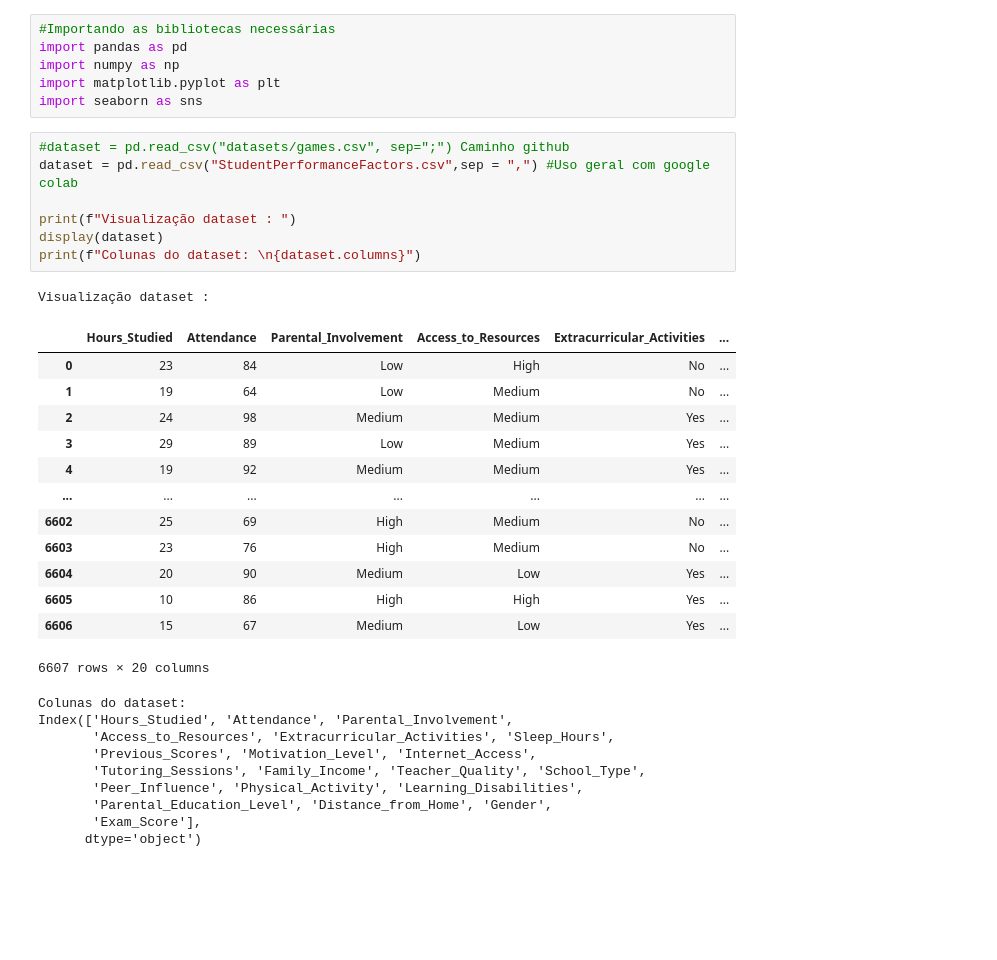
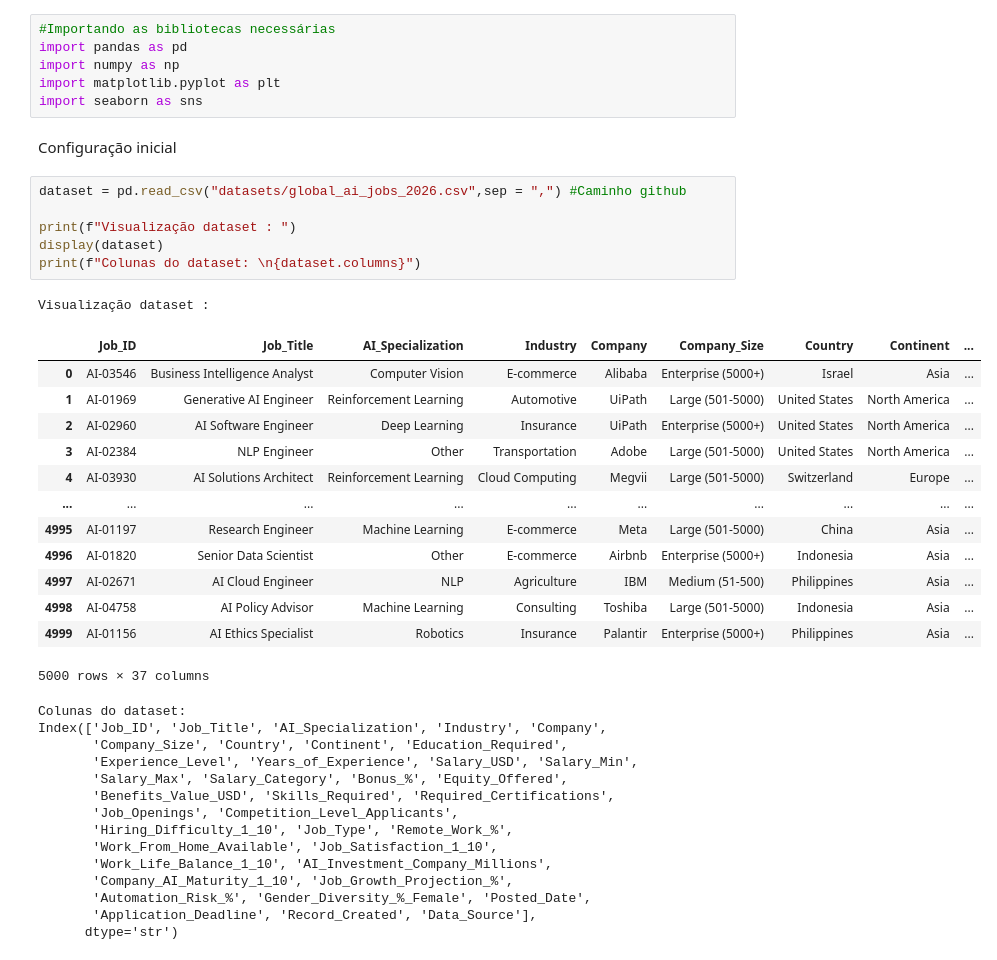
Before and after one commit to GabrielFaria1509/C11, a Jupyter notebook: Atividades/Projeto1.ipynb, the cells around one changed output. Saved outputs shown, nothing was run; the diff lists cells and outputs as text; blank space fills up the shorter version.

Commit message:
Novo dataset, cenário inicial feito

```diff
--- a/Atividades/Projeto1.ipynb
+++ b/Atividades/Projeto1.ipynb
@@ -15,34 +16,40 @@ import pandas as pd
 import numpy as np
 import matplotlib.pyplot as plt
 import seaborn as sns
+# %% [markdown]
+Configuração inicial
 # %%
-#dataset = pd.read_csv("datasets/games.csv", sep=";") Caminho github
-dataset = pd.read_csv("StudentPerformanceFactors.csv",sep = ",") #Uso geral com google colab
+dataset = pd.read_csv("datasets/global_ai_jobs_2026.csv",sep = ",") #Caminho github
 
 print(f"Visualização dataset : ")
 display(dataset)
 print(f"Colunas do dataset: \n{dataset.columns}")
 # %% [output]
 Visualização dataset :
-|  | Hours_Studied | Attendance | Parental_Involvement | Access_to_Resources | Extracurricular_Activities | ... |
-| 0 | 23 | 84 | Low | High | No | ... |
-| 1 | 19 | 64 | Low | Medium | No | ... |
-| 2 | 24 | 98 | Medium | Medium | Yes | ... |
-| 3 | 29 | 89 | Low | Medium | Yes | ... |
-| 4 | 19 | 92 | Medium | Medium | Yes | ... |
-| ... | ... | ... | ... | ... | ... | ... |
-| 6602 | 25 | 69 | High | Medium | No | ... |
-| 6603 | 23 | 76 | High | Medium | No | ... |
-| 6604 | 20 | 90 | Medium | Low | Yes | ... |
-| 6605 | 10 | 86 | High | High | Yes | ... |
-| 6606 | 15 | 67 | Medium | Low | Yes | ... |
+|  | Job_ID | Job_Title | AI_Specialization | Industry | Company | Company_Size | Country | Continent | ... |
+| 0 | AI-03546 | Business Intelligence Analyst | Computer Vision | E-commerce | Alibaba | Enterprise (5000+) | Israel | Asia | ... |
+| 1 | AI-01969 | Generative AI Engineer | Reinforcement Learning | Automotive | UiPath | Large (501-5000) | United States | North America | ... |
+| 2 | AI-02960 | AI Software Engineer | Deep Learning | Insurance | UiPath | Enterprise (5000+) | United States | North America | ... |
+| 3 | AI-02384 | NLP Engineer | Other | Transportation | Adobe | Large (501-5000) | United States | North America | ... |
+| 4 | AI-03930 | AI Solutions Architect | Reinforcement Learning | Cloud Computing | Megvii | Large (501-5000) | Switzerland | Europe | ... |
+| ... | ... | ... | ... | ... | ... | ... | ... | ... | ... |
+| 4995 | AI-01197 | Research Engineer | Machine Learning | E-commerce | Meta | Large (501-5000) | China | Asia | ... |
+| 4996 | AI-01820 | Senior Data Scientist | Other | E-commerce | Airbnb | Enterprise (5000+) | Indonesia | Asia | ... |
+| 4997 | AI-02671 | AI Cloud Engineer | NLP | Agriculture | IBM | Medium (51-500) | Philippines | Asia | ... |
+| 4998 | AI-04758 | AI Policy Advisor | Machine Learning | Consulting | Toshiba | Large (501-5000) | Indonesia | Asia | ... |
+| 4999 | AI-01156 | AI Ethics Specialist | Robotics | Insurance | Palantir | Enterprise (5000+) | Philippines | Asia | ... |
-6607 rows × 20 columns
+5000 rows × 37 columns
 Colunas do dataset:
-Index(['Hours_Studied', 'Attendance', 'Parental_Involvement',
-       'Access_to_Resources', 'Extracurricular_Activities', 'Sleep_Hours',
-       'Previous_Scores', 'Motivation_Level', 'Internet_Access',
-       'Tutoring_Sessions', 'Family_Income', 'Teacher_Quality', 'School_Type',
-       'Peer_Influence', 'Physical_Activity', 'Learning_Disabilities',
-       'Parental_Education_Level', 'Distance_from_Home', 'Gender',
-       'Exam_Score'],
-      dtype='object')
+Index(['Job_ID', 'Job_Title', 'AI_Specialization', 'Industry', 'Company',
+       'Company_Size', 'Country', 'Continent', 'Education_Required',
+       'Experience_Level', 'Years_of_Experience', 'Salary_USD', 'Salary_Min',
+       'Salary_Max', 'Salary_Category', 'Bonus_%', 'Equity_Offered',
+       'Benefits_Value_USD', 'Skills_Required', 'Required_Certifications',
+       'Job_Openings', 'Competition_Level_Applicants',
+       'Hiring_Difficulty_1_10', 'Job_Type', 'Remote_Work_%',
+       'Work_From_Home_Available', 'Job_Satisfaction_1_10',
+       'Work_Life_Balance_1_10', 'AI_Investment_Company_Millions',
+       'Company_AI_Maturity_1_10', 'Job_Growth_Projection_%',
+       'Automation_Risk_%', 'Gender_Diversity_%_Female', 'Posted_Date',
+       'Application_Deadline', 'Record_Created', 'Data_Source'],
+      dtype='str')
```
Also changed, not shown: parts of 18 cells of this notebook, 5 other files.
